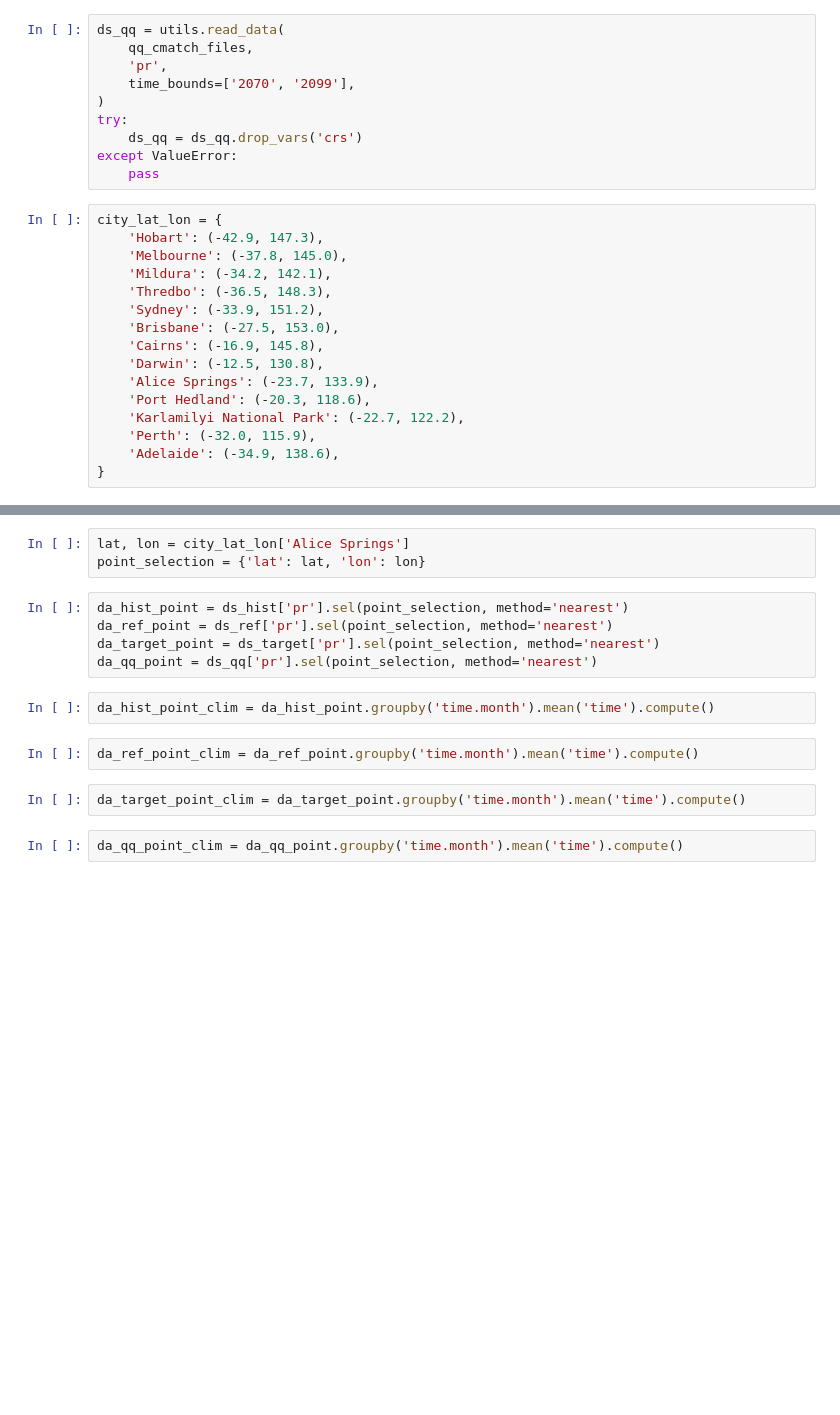
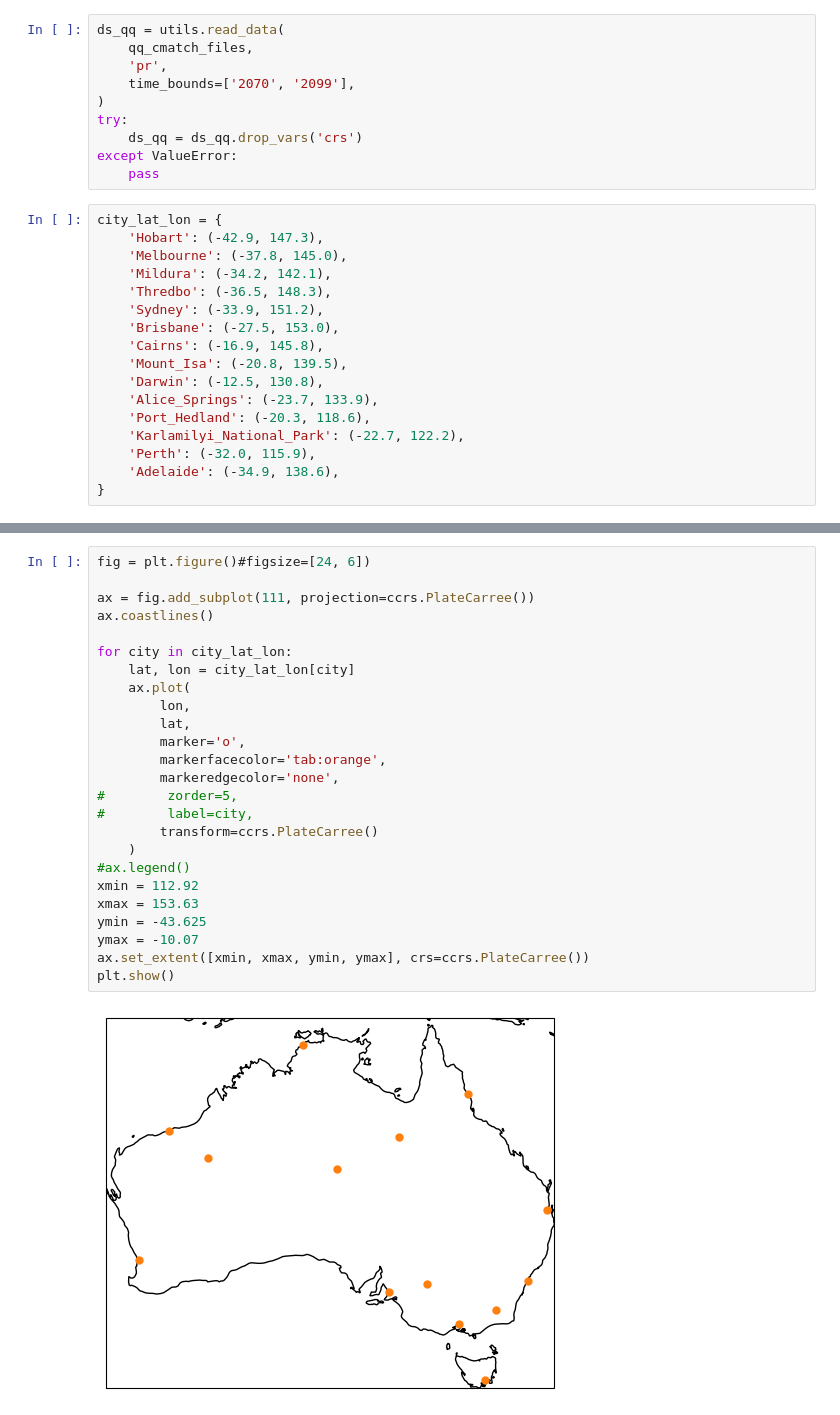
Before and after one commit to AusClimateService/qq-workflows, a Jupyter notebook: qdc-cmip6/tech-report/crazy_month.ipynb, the cells around one changed output, grey strips where cells are left out. Drawn from its saved outputs; the diff is of its cells as text; blank space fills up the shorter version.

```diff
--- a/qdc-cmip6/tech-report/crazy_month.ipynb
+++ b/qdc-cmip6/tech-report/crazy_month.ipynb
@@ -69,10 +70,11 @@ city_lat_lon = {
     'Sydney': (-33.9, 151.2),
     'Brisbane': (-27.5, 153.0),
     'Cairns': (-16.9, 145.8),
+    'Mount_Isa': (-20.8, 139.5),
     'Darwin': (-12.5, 130.8),
-    'Alice Springs': (-23.7, 133.9),
-    'Port Hedland': (-20.3, 118.6),
-    'Karlamilyi National Park': (-22.7, 122.2),
+    'Alice_Springs': (-23.7, 133.9),
+    'Port_Hedland': (-20.3, 118.6),
+    'Karlamilyi_National_Park': (-22.7, 122.2),
     'Perth': (-32.0, 115.9),
     'Adelaide': (-34.9, 138.6),
 }
@@ -81,17 +81,28 @@ city_lat_lon = {
-# %%
-lat, lon = city_lat_lon['Alice Springs']
-point_selection = {'lat': lat, 'lon': lon}
-# %%
-da_hist_point = ds_hist['pr'].sel(point_selection, method='nearest')
-da_ref_point = ds_ref['pr'].sel(point_selection, method='nearest')
-da_target_point = ds_target['pr'].sel(point_selection, method='nearest')
-da_qq_point = ds_qq['pr'].sel(point_selection, method='nearest')
-# %%
-da_hist_point_clim = da_hist_point.groupby('time.month').mean('time').compute()
-# %%
-da_ref_point_clim = da_ref_point.groupby('time.month').mean('time').compute()
-# %%
-da_target_point_clim = da_target_point.groupby('time.month').mean('time').compute()
-# %%
-da_qq_point_clim = da_qq_point.groupby('time.month').mean('time').compute()
+# %%
+fig = plt.figure()#figsize=[24, 6])
+
+ax = fig.add_subplot(111, projection=ccrs.PlateCarree())
+ax.coastlines()
+
+for city in city_lat_lon:
+    lat, lon = city_lat_lon[city]
+    ax.plot(
+        lon,
+        lat,
+        marker='o',
+        markerfacecolor='tab:orange',
+        markeredgecolor='none',
+#        zorder=5,
+#        label=city,
+        transform=ccrs.PlateCarree()
+    )
+#ax.legend()
+xmin = 112.92
+xmax = 153.63
+ymin = -43.625
+ymax = -10.07
+ax.set_extent([xmin, xmax, ymin, ymax], crs=ccrs.PlateCarree())
+plt.show()
+# %% [output]
+[figure, added]
 # %%
```
Also changed, not shown: parts of 12 cells of this notebook, 1 other file.
